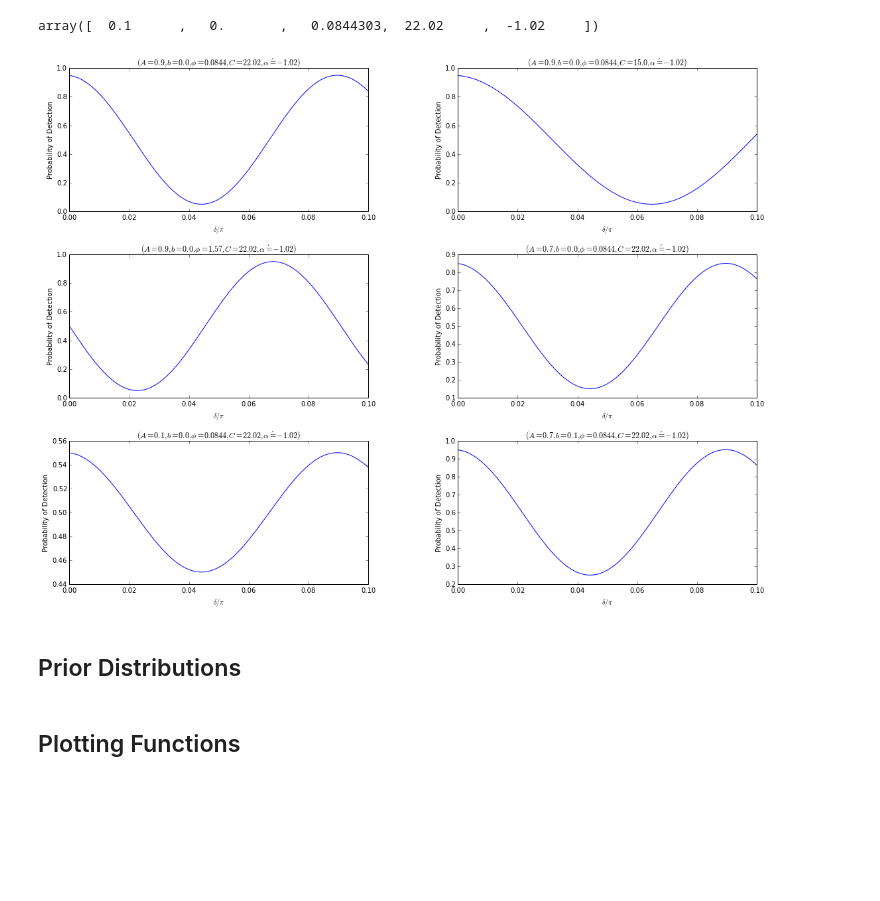
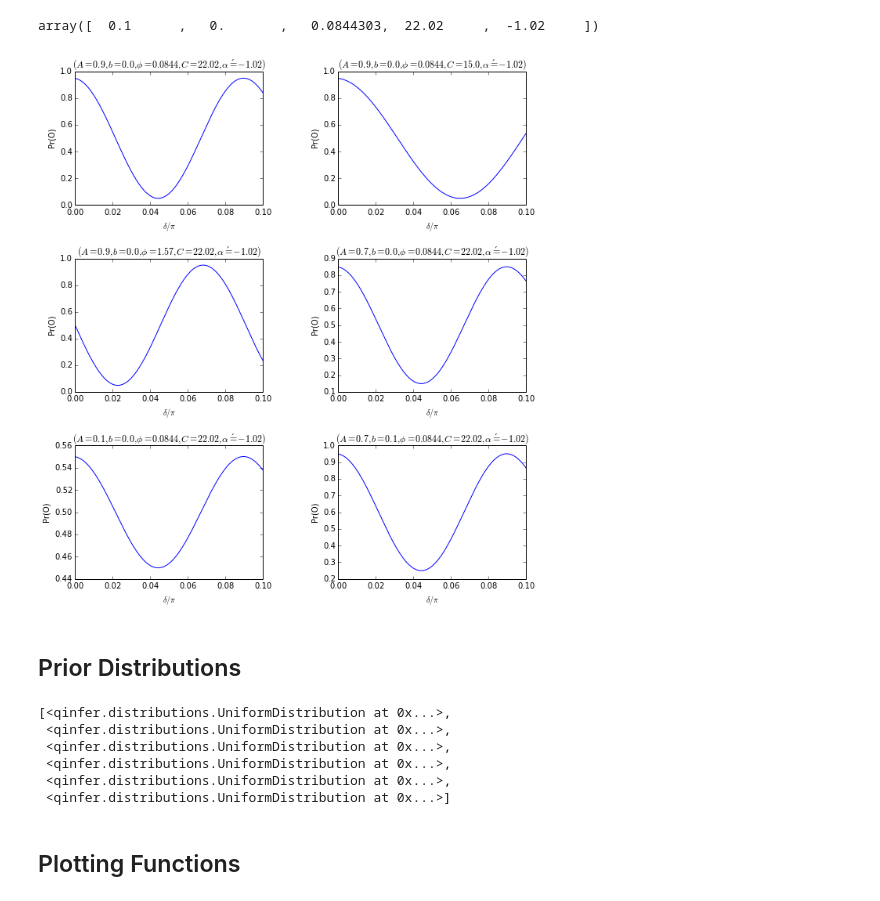
Before and after one commit to taalexander/Honours-Thesis, a Jupyter notebook: code/Adaptive Neutron Interferometry.ipynb, the cells around one changed output. Saved outputs shown, nothing was run; the diff lists cells and outputs as text; code cells hidden in the pictures; blank space fills up the shorter version.

```diff
--- a/code/Adaptive Neutron Interferometry.ipynb
+++ b/code/Adaptive Neutron Interferometry.ipynb
@@ -184,29 +184,29 @@ array([  0.1      ,   0.       ,   0.0844303,  22.02     ,  -1.02     ])
 # %%
 T = np.array(10000)
 H = np.array(10000)
 H.fill(0.70)
 T.fill(293.15)
 delta = np.linspace(0,np.pi/10,10000)
 y = true_modelparams_array
 
 fig,axes = subplots(nrows=int(math.ceil((float(len(y)))/2)),ncols=2,figsize=(8,6))
 fig.tight_layout(pad=3.0,w_pad=3.0,h_pad=3.0)
 for i,x in zip(range(1,len(y)+1),y):
     x = x[0]
     subplot(math.ceil((float(len(y))/2)),2,i)
     p = lik(delta,T,H,x[0],x[1],x[2],x[3],x[4])
     plot(delta/np.pi,p)
     xlim(0,1/10.)
     xlabel(r'$\delta/\pi$')
-    ylabel(r'Probability of Detection')
+    ylabel(r'Pr(O)')
     title(r'$(A={0},b={1},\phi={2:.3},C={3},\alpha\'={4})$'.format(*x))
 
-subplots_adjust(left=0.2,right=2.0,bottom=0.2,top=2.0,wspace=0.3,hspace=0.3)
+subplots_adjust(left=0.2,right=1.2,bottom=0.5,top=2.0,wspace=0.4,hspace=0.4)
 
-savefig('likelihoods.eps')
+savefig('likelihoods.png')
 show()
 # %% [output]
-[figure, old version]
+[figure, new version]
 # %% [markdown]
 ## Prior Distributions
 # %%
@@ -231,6 +231,14 @@ neutron_prior_arr = [  distributions.UniformDistribution([
     [x[0, 3] - 0.05, x[0, 3] + 0.05],
     [x[0, 4] - 0.05, x[0, 4] + 0.05]
 ]) for x in true_modelparams_array]
+neutron_prior_arr
+# %% [output]
+[<qinfer.distributions.UniformDistribution at 0x...>,
+ <qinfer.distributions.UniformDistribution at 0x...>,
+ <qinfer.distributions.UniformDistribution at 0x...>,
+ <qinfer.distributions.UniformDistribution at 0x...>,
+ <qinfer.distributions.UniformDistribution at 0x...>,
+ <qinfer.distributions.UniformDistribution at 0x...>]
 # %% [markdown]
 ## Plotting Functions
 # %%
```
Also changed, not shown: parts of 24 cells of this notebook, 12 other files.
